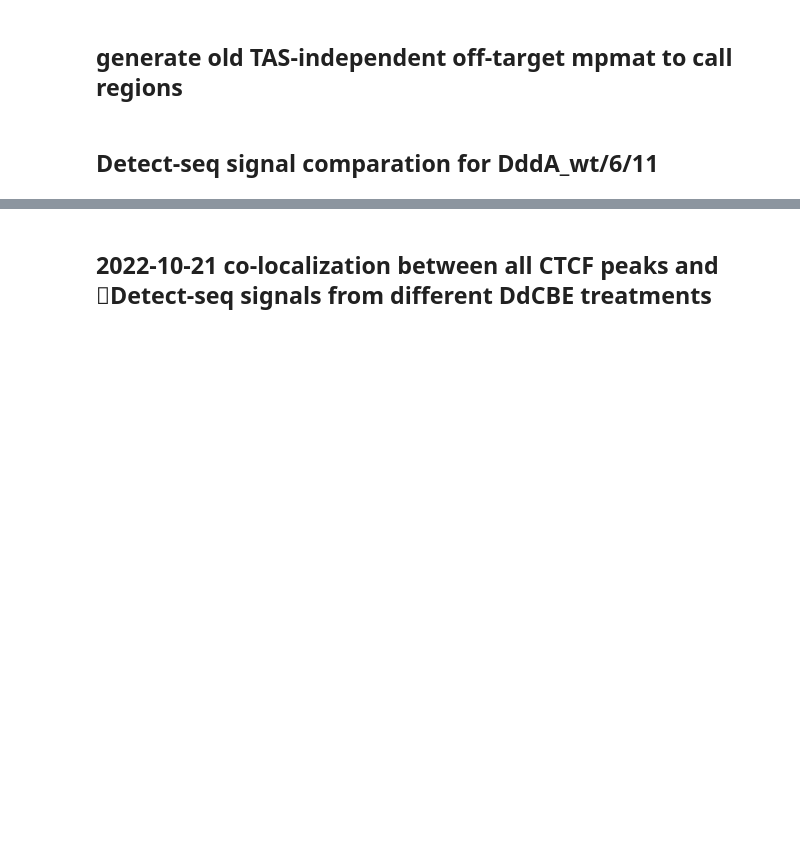
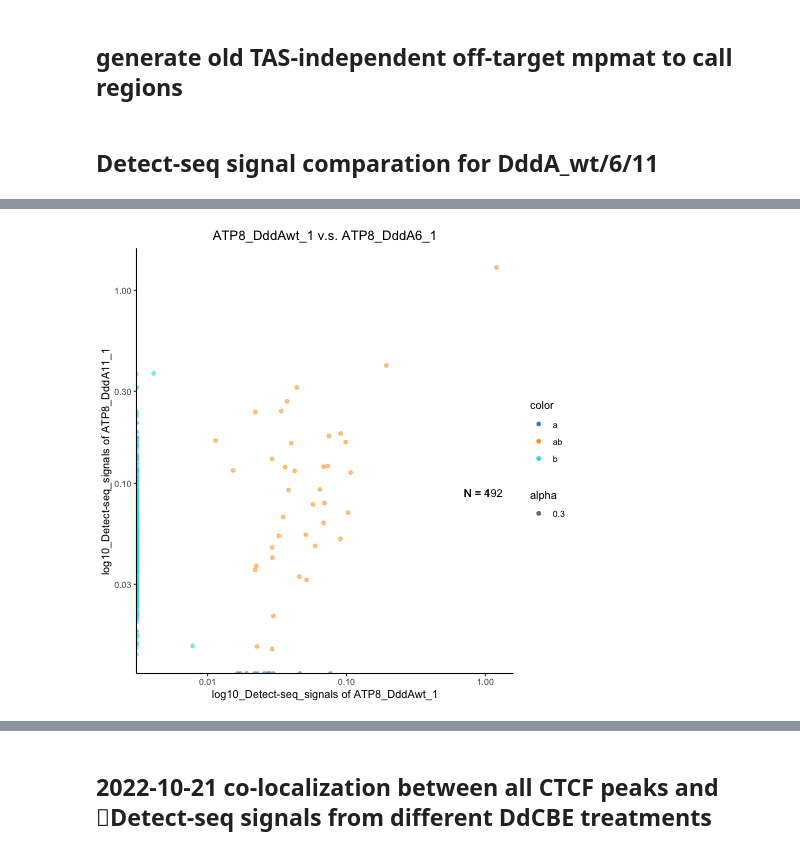
Before and after one commit to hermanzhaozzzz/snakepipes_detect-seq, a Jupyter notebook: step.03.local_analysis.ipynb, the cells around one changed output, grey strips where cells are left out. Drawn from its saved outputs; the diff is of its cells as text; code cells hidden in the pictures; blank space fills up the shorter version.

```diff
--- a/step.03.local_analysis.ipynb
+++ b/step.03.local_analysis.ipynb
@@ -641,2 +739,17 @@ df_sign_lenient.mpmat_index.describe()
+# %%
+def map_color(x):
+    color = ''
+    if x.iloc[1] >= 0.01:
+        color += 'a'
+    if x.iloc[2] >= 0.01:
+        color += 'b'
+    if len(color) == 0:
+        color = np.NaN
+
+    return color
 # %%
 # load data in R env
+df2r = df_wide_score[['mpmat_index', 'ATP8_DddAwt_1', 'ATP8_DddA6_1']].copy()
+df2r['color'] = df2r.apply(map_color, axis=1)
+df2r = df2r.query('color.notnull()')
+df2r
@@ -653,0 +770,4 @@ df %>% select(mpmat_index, ctrl_count, treat_count) %>% head()
+# %%
+%%R -i df2r
+df = as.data.frame(df2r)
+head(df, 10)
@@ -653,0 +786,40 @@ df %>% select(mpmat_index, ctrl_count, treat_count) %>% head()
+# %%
+%%R
+ggplot(data=df) +
+    geom_point(
+        mapping=aes(
+            x=ATP8_DddAwt_1,
+            y=ATP8_DddA6_1,
+            alpha=0.3,
+            color=color,
+            group=color
+            # • ‘fill’
+            #        • ‘group’
+            #        • ‘shape’
+            #        • ‘size’
+            #        • ‘stroke’
+        )
+    ) +
+    scale_color_manual(values=c("#447B9D", "#ff9f1c", "#e36414")) +
+    # scale_x_continuous(
+        scale_x_log10(
+            name="log10_Detect-seq_signals of ATP8_DddAwt_1",
+            # limits=c(0.0001, 1),
+            # breaks=c(0.0001, 0.001, 0.01, 0.1, 1),
+            # labels = scales: : percent,
+        ) +
+    # scale_y_continuous(
+        scale_y_log10(
+            name="log10_Detect-seq_signals of ATP8_DddA11_1",
+            # limits=c(0.01, 1200),
+            # breaks=c(0.01, 0.1, 1, 10, 100, 1000),
+            # labels=c(0.01, 0.1, 1, 10, 100, 1000),
+        ) +
+    # geom_abline(intercept=0, slope=1, linetype="dashed", color="#333333") +
+    annotate("text", x=0.7, y=0.09, hjust=0, parse=F, colour="black", label=sprintf("N = %i", dim(df[1]))) +
+    ggtitle("ATP8_DddAwt_1 v.s. ATP8_DddA6_1") +
+    theme_classic() +
+    theme(plot.title=element_text(hjust=0.5))
+# annotate("text",x=0.0002,y=500,hjust = 0,parse=TRUE,colour="black", label=sprintf("r == %.3f",pearson_r)) +
+# %% [output]
+[figure, added]
```
Also changed, not shown: parts of 59 cells of this notebook, 1 other file.
